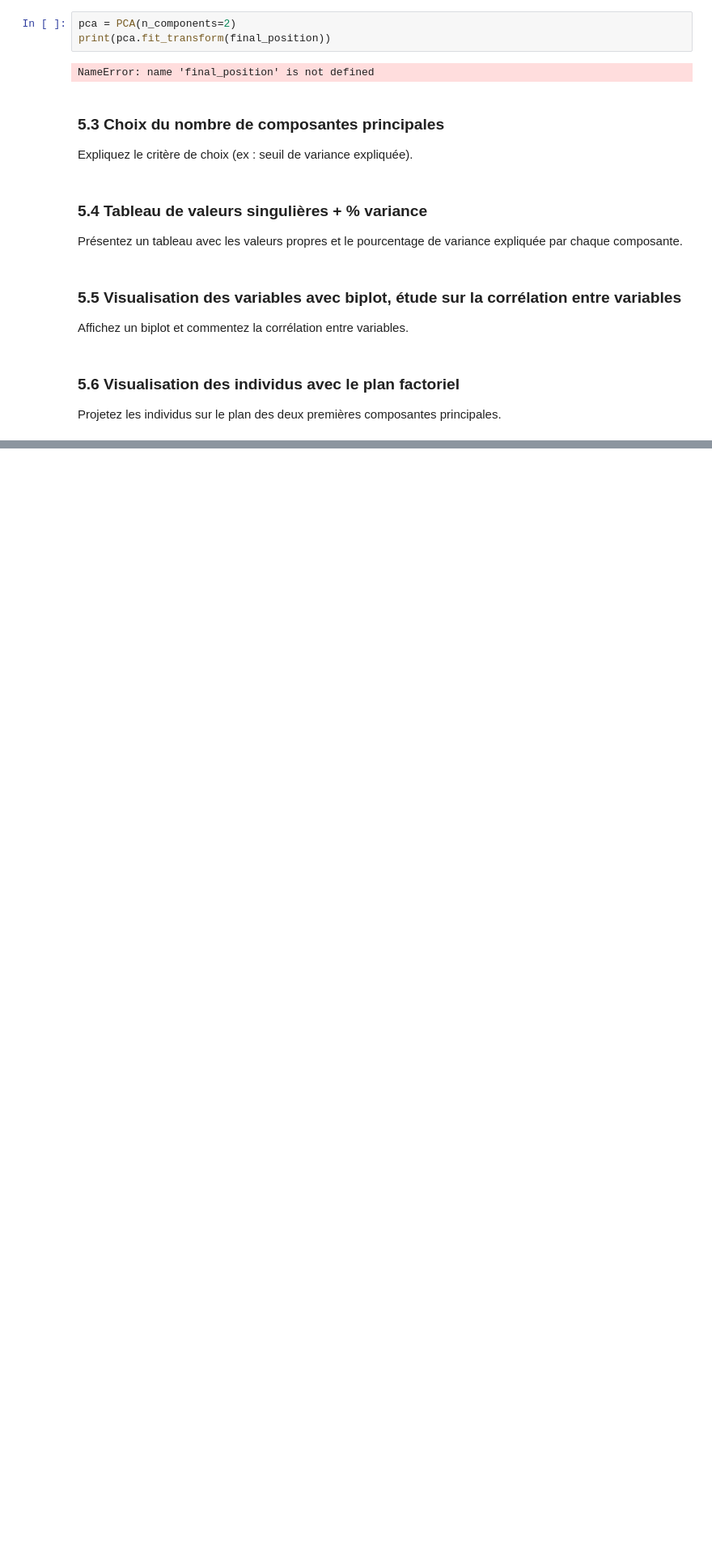
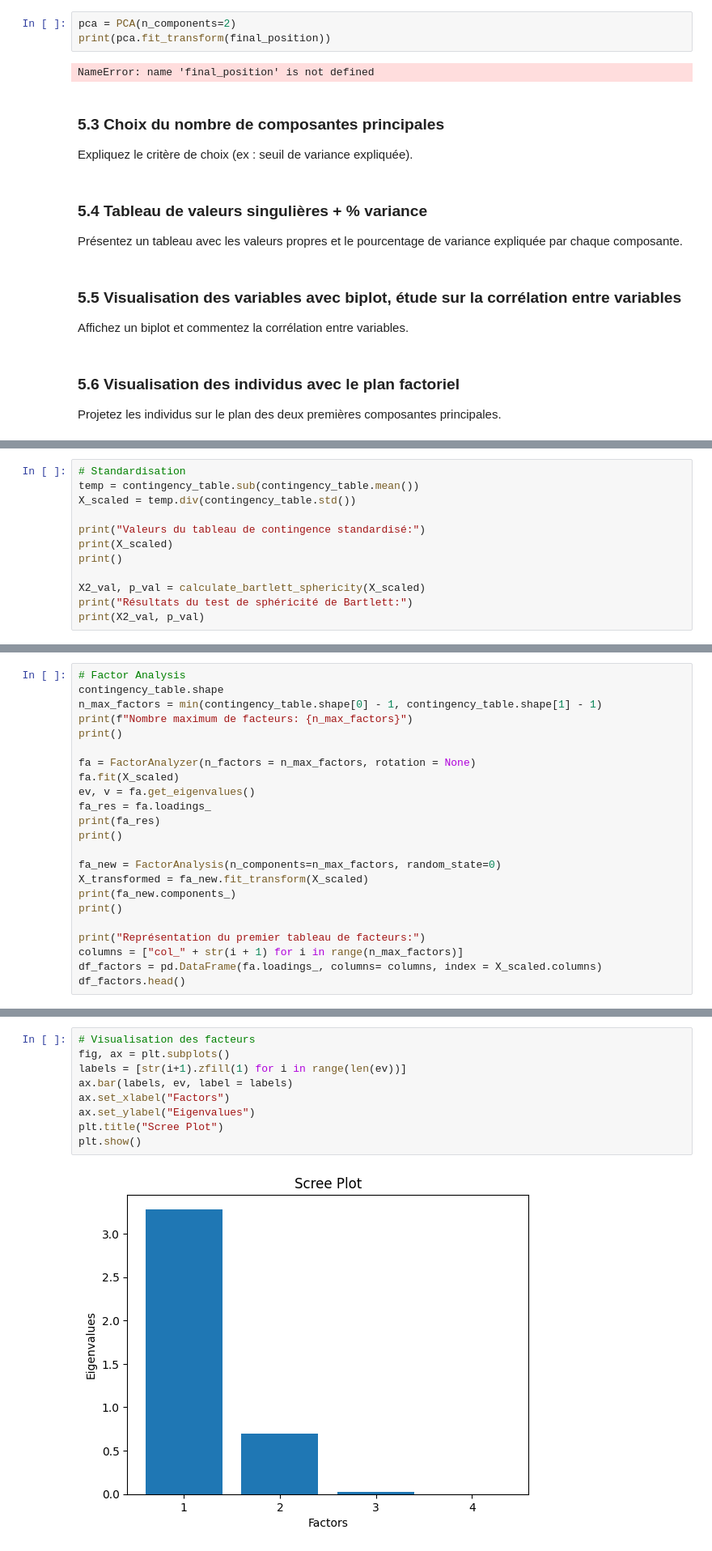
Before and after one commit to Arcthuruss/Glue-factory-analysis, a Jupyter notebook: Glue-Factory-Analysis.ipynb, the cells around one changed output, grey strips where cells are left out. Shown at 81% size. Cells and saved outputs as stored; diff of their text form; blank space fills up the shorter version.

```diff
--- a/Glue-Factory-Analysis.ipynb
+++ b/Glue-Factory-Analysis.ipynb
@@ -259,0 +274,12 @@ Expliquez la standardisation pour l'AFC/AMC si nécessaire.
+# %%
+# Standardisation
+temp = contingency_table.sub(contingency_table.mean())
+X_scaled = temp.div(contingency_table.std())
+
+print("Valeurs du tableau de contingence standardisé:")
+print(X_scaled)
+print()
+
+X2_val, p_val = calculate_bartlett_sphericity(X_scaled)
+print("Résultats du test de sphéricité de Bartlett:")
+print(X2_val, p_val)
@@ -263,0 +307,23 @@ Entraînez un modèle FactorAnalyzer sur les données qualitatives.
+# %%
+# Factor Analysis
+contingency_table.shape
+n_max_factors = min(contingency_table.shape[0] - 1, contingency_table.shape[1] - 1)
+print(f"Nombre maximum de facteurs: {n_max_factors}")
+print()
+
+fa = FactorAnalyzer(n_factors = n_max_factors, rotation = None)
+fa.fit(X_scaled)
+ev, v = fa.get_eigenvalues()
+fa_res = fa.loadings_
+print(fa_res)
+print()
+
+fa_new = FactorAnalysis(n_components=n_max_factors, random_state=0)
+X_transformed = fa_new.fit_transform(X_scaled)
+print(fa_new.components_)
+print()
+
+print("Représentation du premier tableau de facteurs:")
+columns = ["col_" + str(i + 1) for i in range(n_max_factors)]
+df_factors = pd.DataFrame(fa.loadings_, columns= columns, index = X_scaled.columns)
+df_factors.head()
@@ -267,0 +371,11 @@ Affichez le scree plot des valeurs propres.
+# %%
+# Visualisation des facteurs
+fig, ax = plt.subplots()
+labels = [str(i+1).zfill(1) for i in range(len(ev))]
+ax.bar(labels, ev, label = labels)
+ax.set_xlabel("Factors")
+ax.set_ylabel("Eigenvalues")
+plt.title("Scree Plot")
+plt.show()
+# %% [output]
+[figure, added]
```
Also changed, not shown: parts of 18 cells of this notebook, 1 other file.
